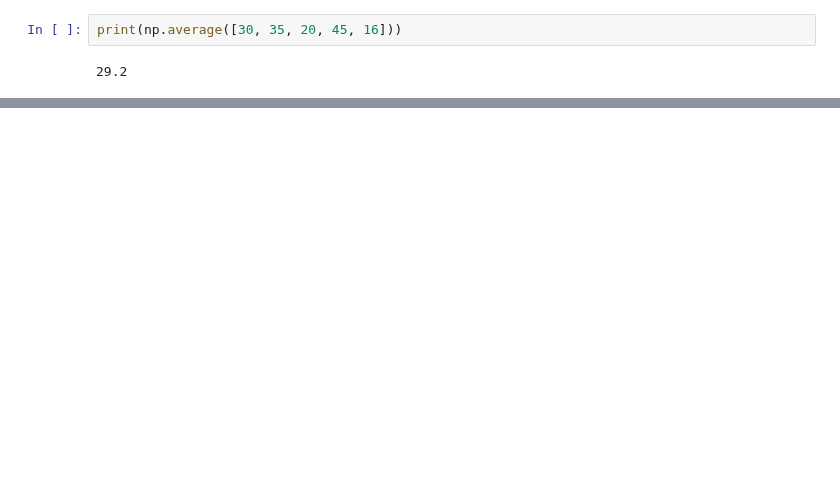
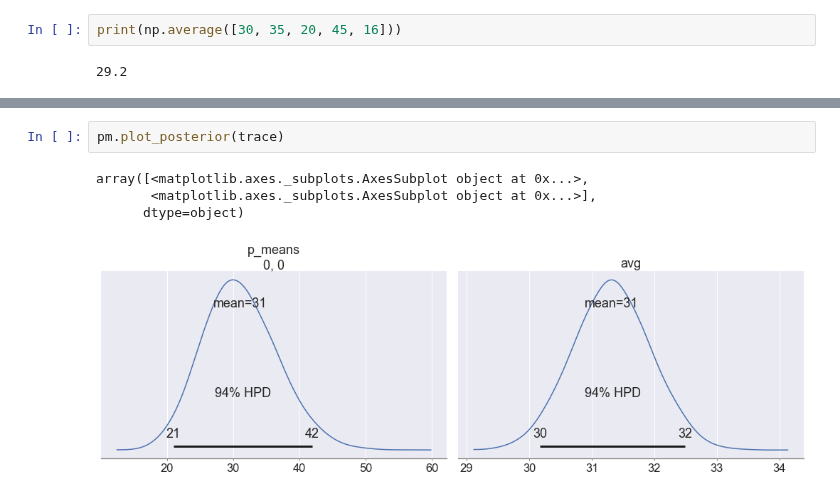
Before and after one commit to balarsen/pymc_learning, a Jupyter notebook: combine_counts/Combine counts and resample.ipynb, the cells around one changed output, grey strips where cells are left out. Saved outputs shown, nothing was run; the diff lists cells and outputs as text; blank space fills up the shorter version.

```diff
--- a/combine_counts/Combine counts and resample.ipynb
+++ b/combine_counts/Combine counts and resample.ipynb
@@ -61,0 +108,7 @@ print(np.average([30, 35, 20, 45, 16]))
+# %%
+pm.plot_posterior(trace)
+# %% [output]
+array([<matplotlib.axes._subplots.AxesSubplot object at 0x...>,
+       <matplotlib.axes._subplots.AxesSubplot object at 0x...>],
+      dtype=object)
+[figure, added]
```
Also changed, not shown: parts of 8 cells of this notebook.
